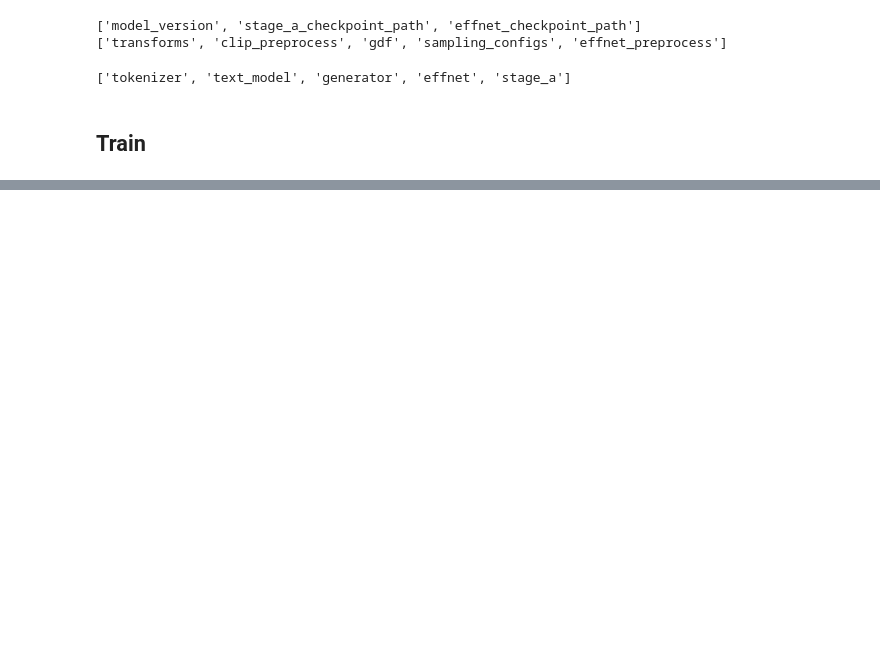
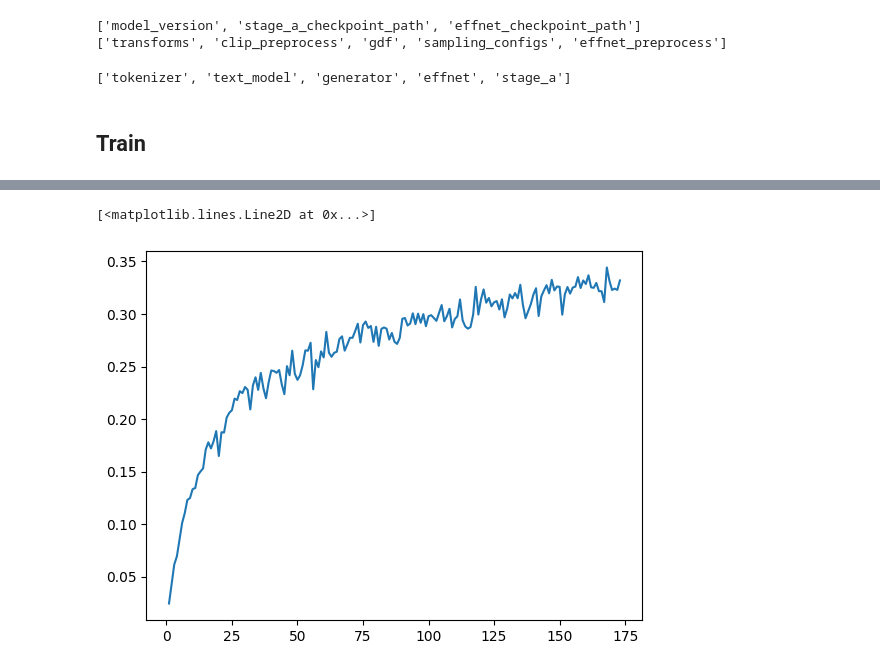
Before and after one commit to danjacobellis/BF, a Jupyter notebook: train_food101.ipynb, the cells around one changed output, grey strips where cells are left out. Drawn from its saved outputs; the diff is of its cells as text; code cells hidden in the pictures; blank space fills up the shorter version.

```diff
--- a/train_food101.ipynb
+++ b/train_food101.ipynb
@@ -225,0 +231,5 @@ Loss is nan, skipping batch
+# %%
+plt.plot(graphs[1][0], val_accuracy)
+# %% [output]
+[<matplotlib.lines.Line2D at 0x...>]
+[figure, added]
```
Also changed, not shown: parts of 5 cells of this notebook.
